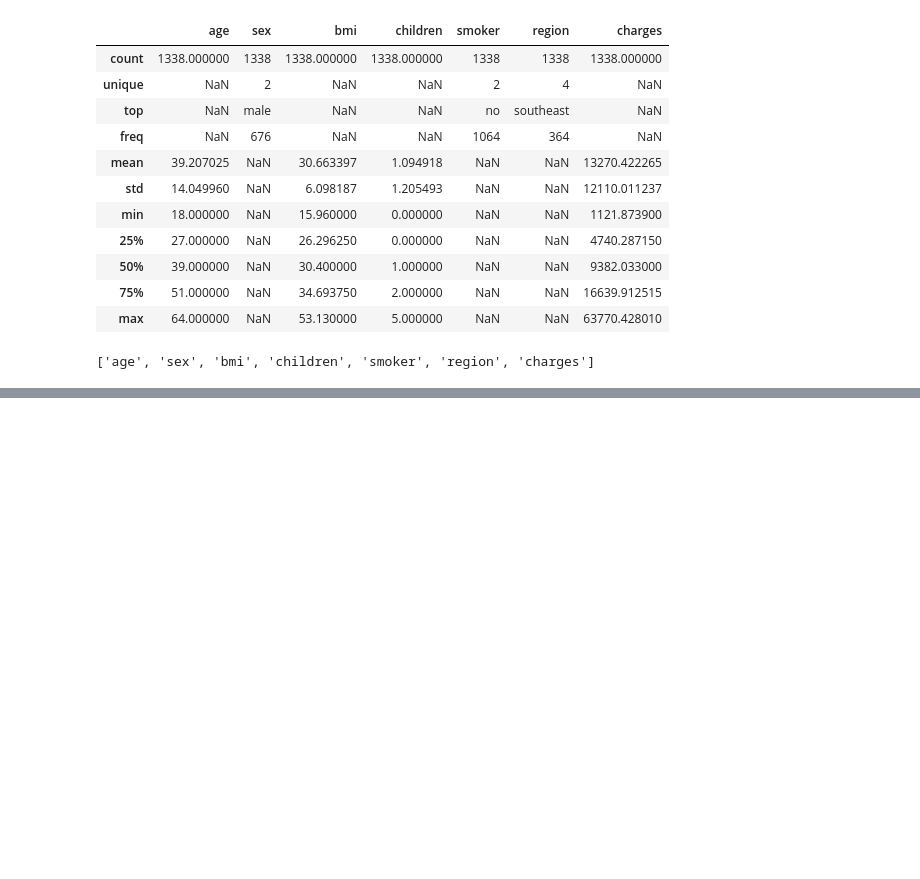
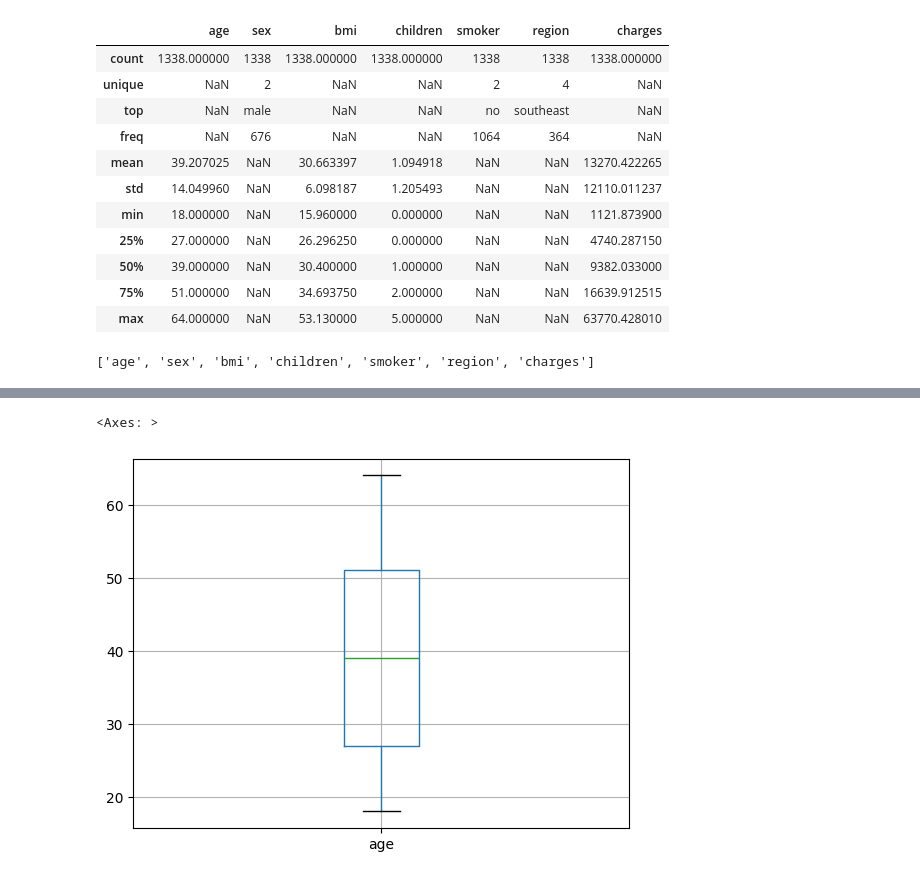
Before and after one commit to ViktorSivek/Data_X_school, a Jupyter notebook: notebooks/lesson_1.ipynb, the cells around one changed output, grey strips where cells are left out. Drawn from its saved outputs; the diff is of its cells as text; code cells hidden in the pictures; blank space fills up the shorter version.

```diff
--- a/notebooks/lesson_1.ipynb
+++ b/notebooks/lesson_1.ipynb
@@ -79,0 +190,6 @@ list(data_insurance.columns)
+# %%
+# Boxplots - shows variability
+data_insurance.boxplot(['age'])
+# %% [output]
+<Axes: >
+[figure, added]
```
Also changed, not shown: parts of 13 cells of this notebook, 1 other file.
